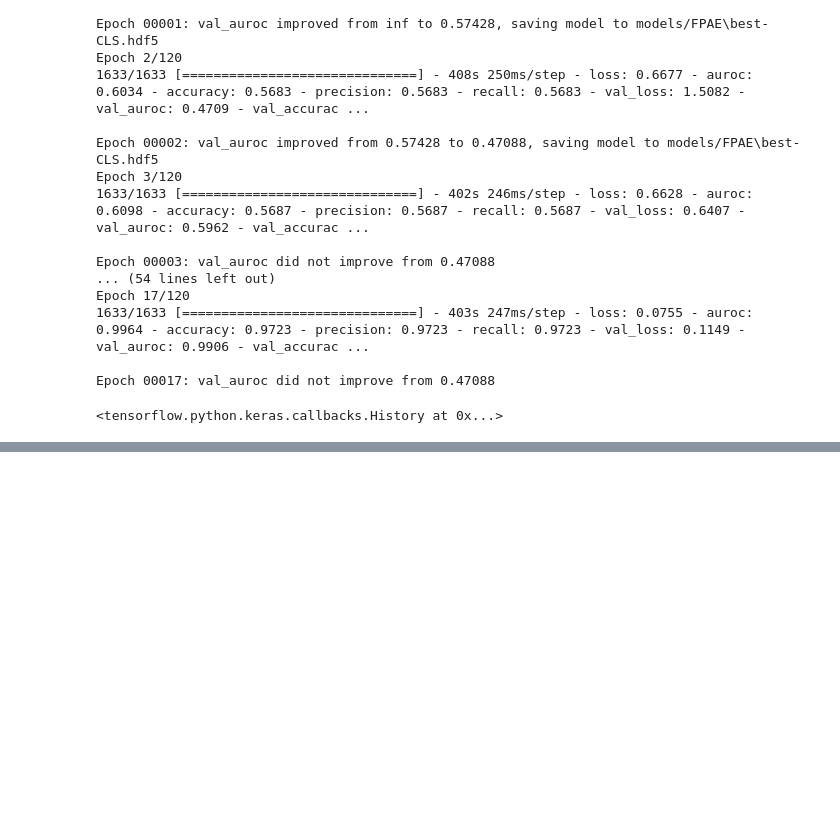
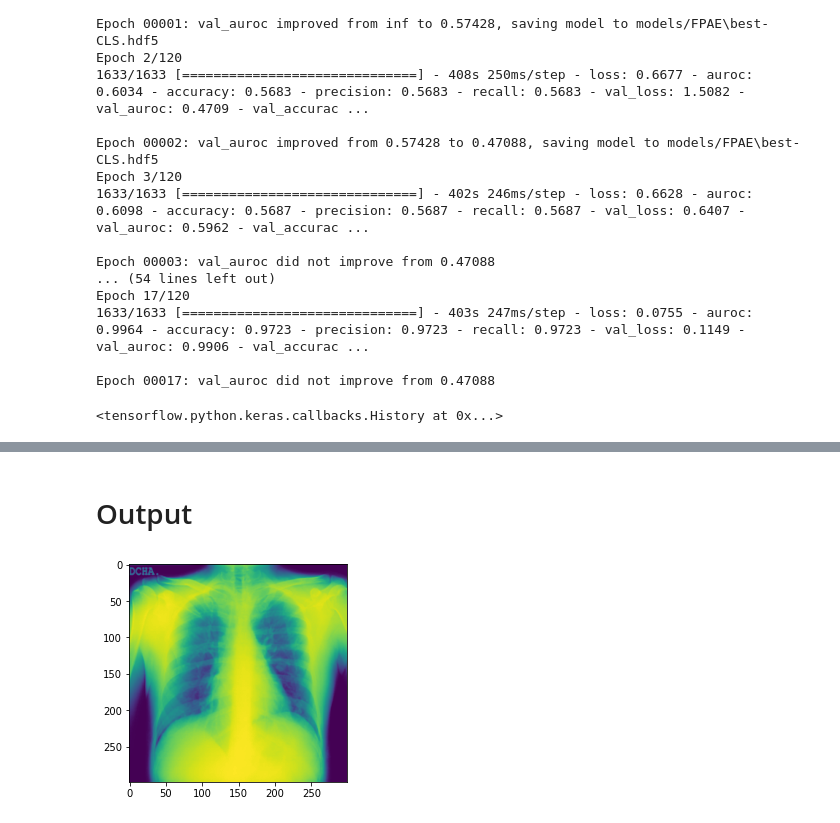
Before and after one commit to marvinschmitt/AML2021, a Jupyter notebook: FPAE.ipynb, the cells around one changed output, grey strips where cells are left out. Drawn from its saved outputs; the diff is of its cells as text; code cells hidden in the pictures; blank space fills up the shorter version.

```diff
--- a/FPAE.ipynb
+++ b/FPAE.ipynb
@@ -235 +240,16 @@ wrote "CLS test_loss: 2.149932384490967, test_auroc: 0.41746461391448975, test_a
 " to results.txt
+# %% [markdown]
+# Output
+# %%
+from matplotlib import pyplot as plt
+x_test = np.load("x_test.npy")[0:1,:,:,0:1]
+
+#model = models.load_model(f'models/FPAE/best-FPAE_Normal.hdf5', compile=True)
+model = models.load_model(f'models/FPAE/best-FPAE_Cov.hdf5', compile=True)
+out = model.predict(x_test)
+# %%
+plt.imshow(x_test[0,:,:,0])
+plt.show()
+plt.imsave('Cov.png', x_test[0,:,:,0])
+# %% [output]
+[figure, added]
```
Also changed, not shown: parts of 3 cells of this notebook, 4 other files.
